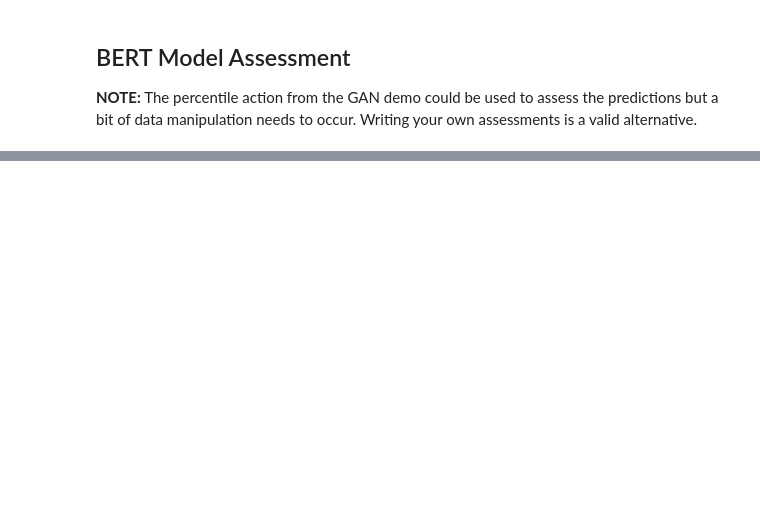
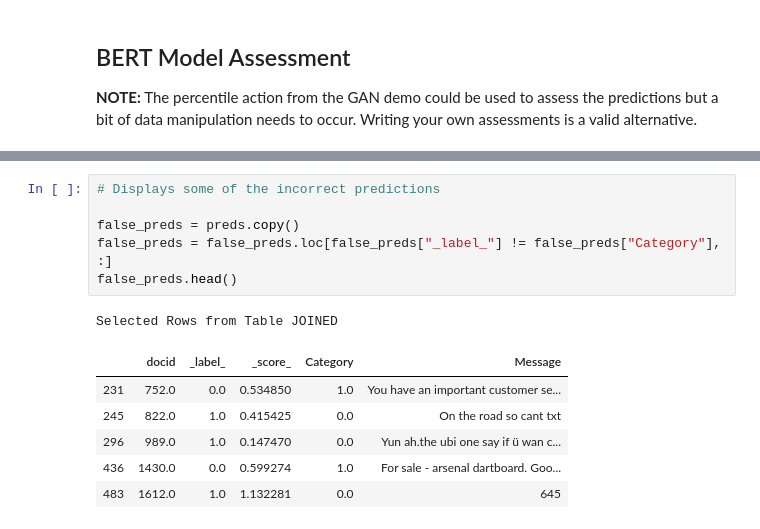
Before and after one commit to jsos8/Innovate_2024, a Jupyter notebook: Getting Started with Generative AI/Classifying Text Messages Using a BERT Model/bert_demo.ipynb, the cells around one changed output, grey strips where cells are left out. Drawn from its saved outputs; the diff is of its cells as text; blank space fills up the shorter version.

Commit message:
Notebook Changes
Fixed minor notebook issues such as various result cells not displaying.

```diff
--- a/Getting Started with Generative AI/Classifying Text Messages Using a BERT Model/bert_demo.ipynb
+++ b/Getting Started with Generative AI/Classifying Text Messages Using a BERT Model/bert_demo.ipynb
@@ -337,3 +342,17 @@ performance.head()
+# %%
+# Displays some of the incorrect predictions
+
+false_preds = preds.copy()
+false_preds = false_preds.loc[false_preds["_label_"] != false_preds["Category"], :]
+false_preds.head()
+# %% [output]
+Selected Rows from Table JOINED
+|  | docid | _label_ | _score_ | Category | Message |
+| 231 | 752.0 | 0.0 | 0.534850 | 1.0 | You have an important customer se... |
+| 245 | 822.0 | 1.0 | 0.415425 | 0.0 | On the road so cant txt |
+| 296 | 989.0 | 1.0 | 0.147470 | 0.0 | Yun ah.the ubi one say if ü wan c... |
+| 436 | 1430.0 | 0.0 | 0.599274 | 1.0 | For sale - arsenal dartboard. Goo... |
+| 483 | 1612.0 | 1.0 | 1.132281 | 0.0 | 645 |
 # %%
 # Ends the session and frees up the resources from memory
 
```
Also changed, not shown: parts of 11 cells of this notebook, 2 other files.
